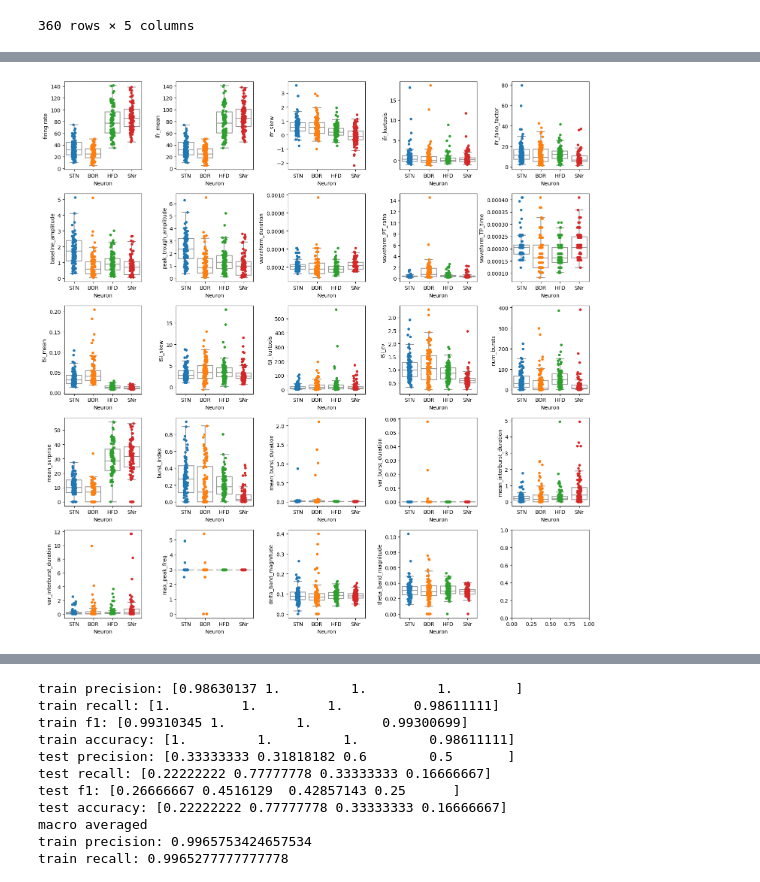
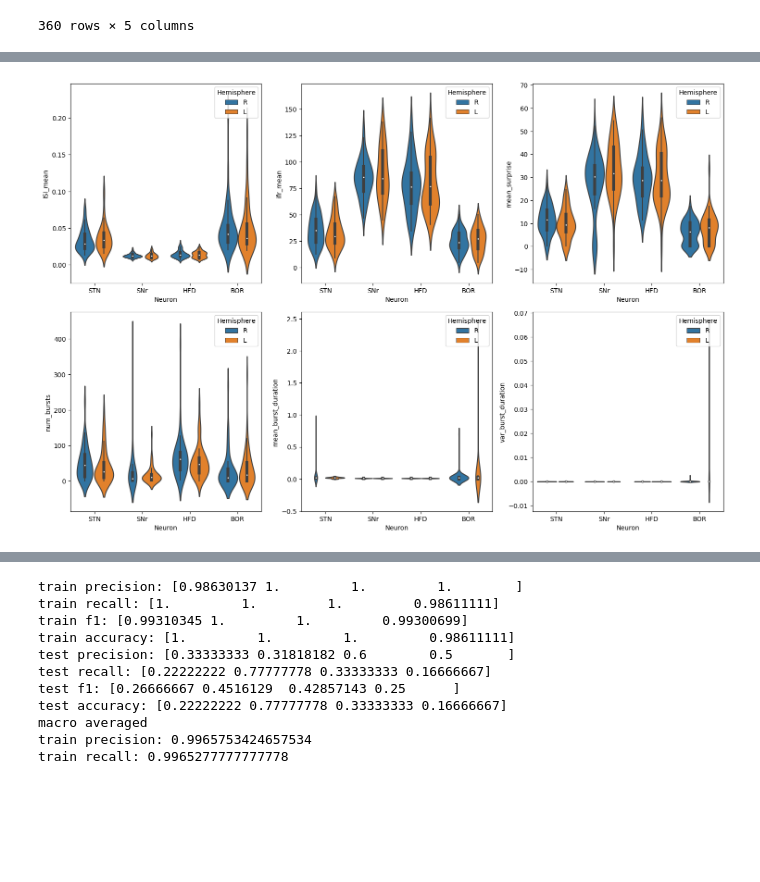
Before and after one commit to jazlynntan/BME1500H_group5, a Jupyter notebook: ModelTraining.ipynb, the cells around one changed output, grey strips where cells are left out. Cells and saved outputs as stored; diff of their text form; code cells hidden in the pictures; blank space fills up the shorter version.

Commit message:
model training, figures

```diff
--- a/ModelTraining.ipynb
+++ b/ModelTraining.ipynb
@@ -138,11 +100,12 @@ metadata
 | 359 | neuron_360.smr | 145 | STN | STN | L |
 360 rows × 5 columns
 # %%
-results_df = pd.read_csv('ExtractedFeatures_v2.csv')
+results_df = pd.read_csv('ExtractedFeatures_v3.csv')
 
 print(results_df.isnull().any())
 results_df.fillna(0,inplace=True)
 
 combined_data = pd.merge(metadata, results_df,on='Filename')
-combined_data
+combined_data['type'] = combined_data['Neuron'] + '_' + combined_data['Hemisphere']
+combined_data.head()
 # %% [output]
@@ -276,12 +595,13 @@ plt.xticks(rotation=90)
 # %%
 import seaborn as sns
 
-fig,axes=plt.subplots(5,5,figsize=(15,15))
+fig,axes=plt.subplots(2,3,figsize=(15,10))
 axes = axes.ravel()
-for i, feat in enumerate(features):
-    sns.boxplot(combined_data,x='Neuron',y=feat,ax=axes[i],showfliers=False,color='white')
-    sns.stripplot(combined_data, x='Neuron', y=feat,ax=axes[i],hue='Neuron',legend=False)
+for i, feat in enumerate(['ISI_mean', 'ifr_mean', 'mean_surprise', 'num_bursts','mean_burst_duration','var_burst_duration']):
+    # sns.boxplot(subset_left_STN,x='Neuron',y=feat,ax=axes[i],showfliers=False,color='white')
+    # sns.stripplot(subset_left_STN, x='Neuron', y=feat,ax=axes[i],hue='Neuron',legend=False)
+    sns.violinplot(data=combined_data, x='Neuron', y=feat,hue='Hemisphere',legend=False,ax=axes[i], order=['STN','SNr','HFD','BOR'],palette='tab10')
 
 fig.tight_layout()
 # %% [output]
-[figure, old version]
+[figure, new version]
```
Also changed, not shown: parts of 31 cells of this notebook, 22 other files.
